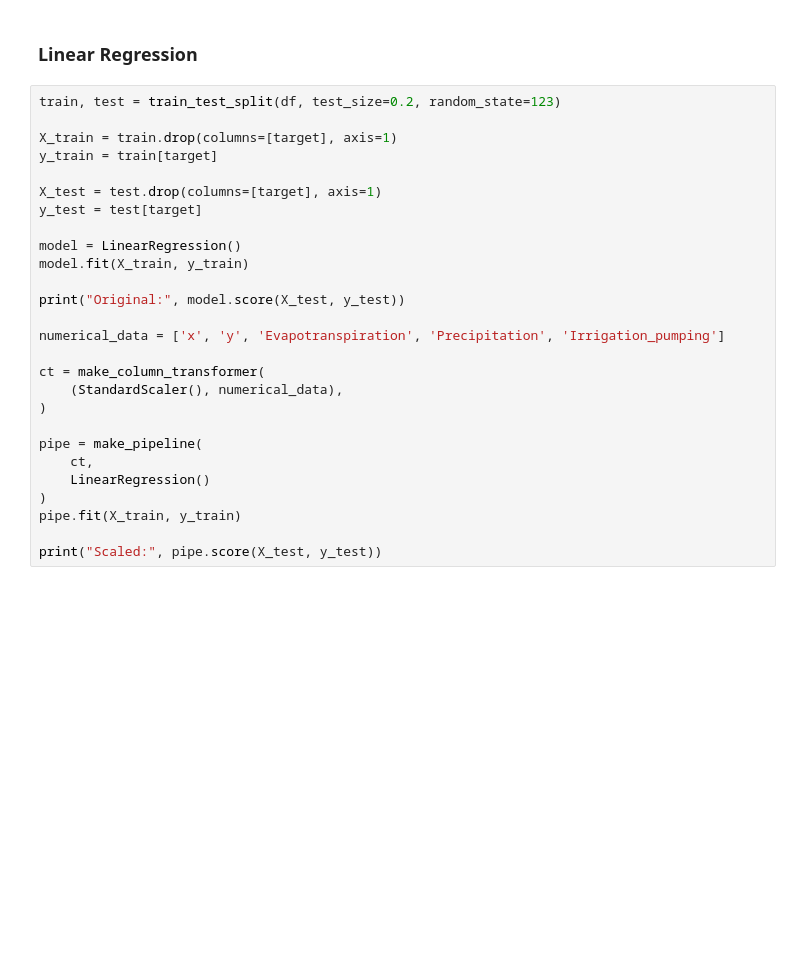
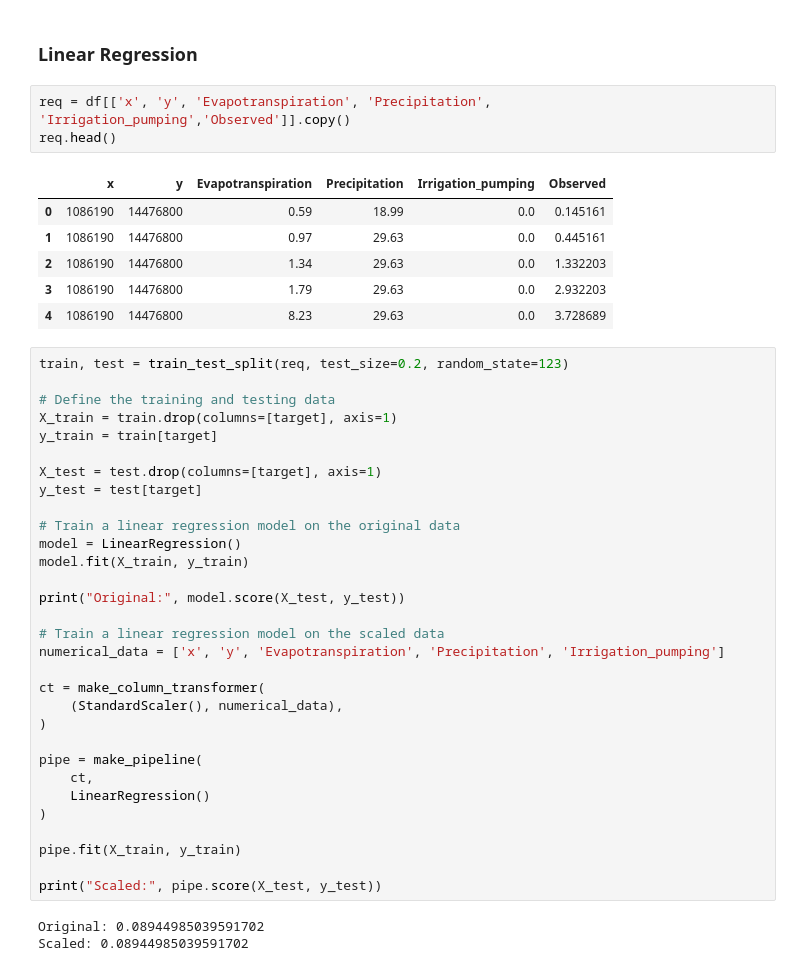
Before and after one commit to jakepper/CS5830-Group15-Project6, a Jupyter notebook: project6.ipynb, the cells around one changed output. Saved outputs shown, nothing was run; the diff lists cells and outputs as text; blank space fills up the shorter version.

```diff
--- a/project6.ipynb
+++ b/project6.ipynb
@@ -64,19 +155,32 @@ for col in ['Date', 'x', 'y', 'Evapotranspiration', 'Precipitation', 'Irrigation
 # %% [markdown]
 ### Linear Regression
+# %%
+req = df[['x', 'y', 'Evapotranspiration', 'Precipitation', 'Irrigation_pumping','Observed']].copy()
+req.head()
+# %% [output]
+|  | x | y | Evapotranspiration | Precipitation | Irrigation_pumping | Observed |
+| 0 | 1086190 | 14476800 | 0.59 | 18.99 | 0.0 | 0.145161 |
+| 1 | 1086190 | 14476800 | 0.97 | 29.63 | 0.0 | 0.445161 |
+| 2 | 1086190 | 14476800 | 1.34 | 29.63 | 0.0 | 1.332203 |
+| 3 | 1086190 | 14476800 | 1.79 | 29.63 | 0.0 | 2.932203 |
+| 4 | 1086190 | 14476800 | 8.23 | 29.63 | 0.0 | 3.728689 |
 # %%
-train, test = train_test_split(df, test_size=0.2, random_state=123)
+train, test = train_test_split(req, test_size=0.2, random_state=123)
 
+# Define the training and testing data
 X_train = train.drop(columns=[target], axis=1)
 y_train = train[target]
 
 X_test = test.drop(columns=[target], axis=1)
 y_test = test[target]
 
+# Train a linear regression model on the original data
 model = LinearRegression()
 model.fit(X_train, y_train)
 
 print("Original:", model.score(X_test, y_test))
 
+# Train a linear regression model on the scaled data
 numerical_data = ['x', 'y', 'Evapotranspiration', 'Precipitation', 'Irrigation_pumping']
 
 ct = make_column_transformer(
@@ -87,6 +191,10 @@ pipe = make_pipeline(
     ct,
     LinearRegression()
 )
+
 pipe.fit(X_train, y_train)
 
 print("Scaled:", pipe.score(X_test, y_test))
+# %% [output]
+Original: 0.08944985039591702
+Scaled: 0.08944985039591702
```
Also changed, not shown: parts of 3 cells of this notebook.
